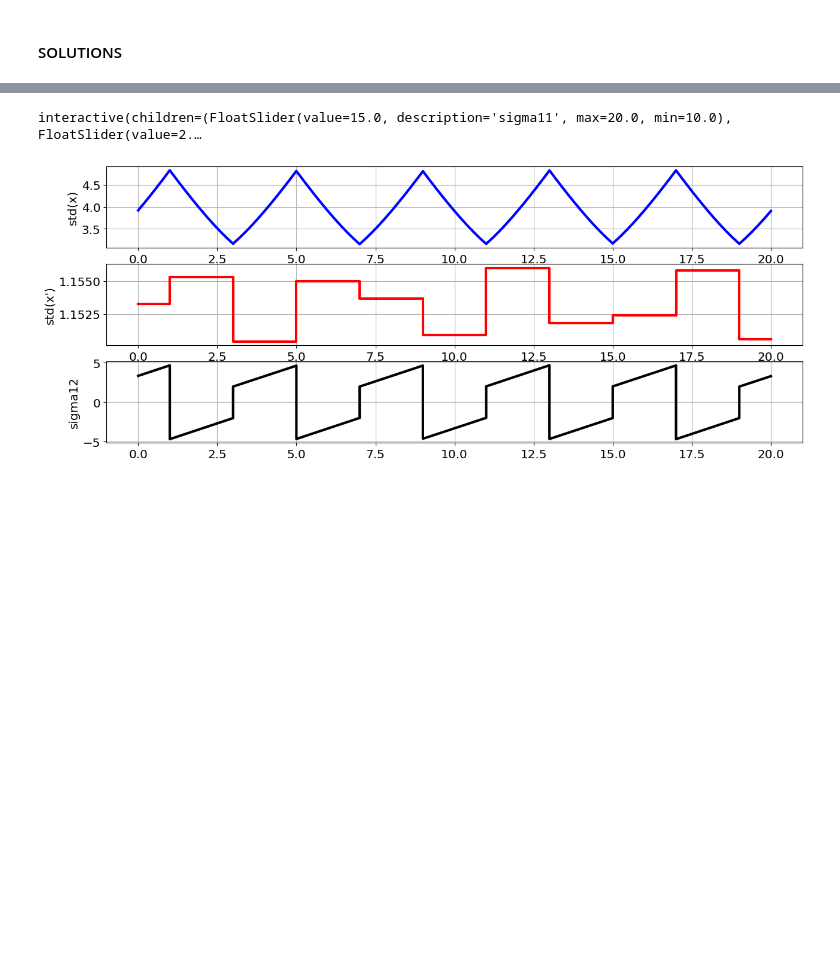
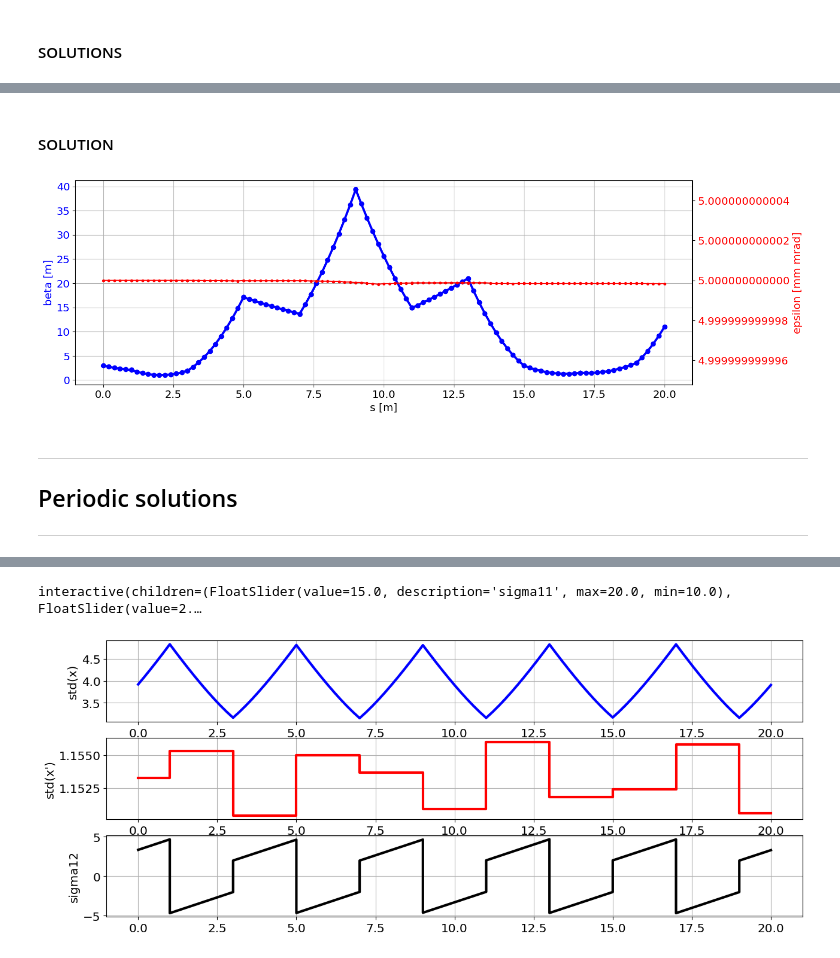
Before and after one commit to cerncas/hands-on-lattice-exercises, a Jupyter notebook: Exercises_Solutions.ipynb, the cells around one changed output, grey strips where cells are left out. Cells and saved outputs as stored; diff of their text form; code cells hidden in the pictures; blank space fills up the shorter version.

```diff
--- a/Exercises_Solutions.ipynb
+++ b/Exercises_Solutions.ipynb
@@ -1182,0 +1275,46 @@ Can you find an initial beam matrix sigma0 that reproduces itself at the end of
+# %% [markdown]
+#### SOLUTION
+# %%
+#lattice
+f = 2.5
+L_2 = 2
+fodo_lattice= 5*D(L_2/10) + Q(f) + 10*D(L_2/10) + Q(-f) + 5*D(L_2/10)
+
+# let's create a simple sigma matrix
+beta0 = 3
+gamma0 = 0.5
+epsilon0 = 5
+# alfa must be:
+alfa0 = np.sqrt(beta0*gamma0 - 1)
+sigma_0 = epsilon0 * np.array([[beta0, -alfa0], [-alfa0, gamma0]])
+
+# transport the sigma matrix:
+transported_sigmas = transportSigmas(sigma_0, 5*fodo_lattice)
+
+# compute the emittance as sqrt of the determinant of all sigma matrices along
+# the beamline
+emittance = np.sqrt(np.linalg.det(transported_sigmas['sigmas']))
+# the beta function can be extracted as well from the 'sigma11' element,
+# divided by the emittance
+beta = transported_sigmas['sigma11']/emittance
+
+# make a simple plot
+plt.plot(transported_sigmas['s'], beta, 'o-b', lw=3)
+plt.grid(True)
+plt.xlabel('s [m]')
+plt.ylabel('beta [m]', color='b')
+plt.tick_params(axis='y', labelcolor='b')
+
+ax2 = plt.twinx()  # instantiate a second axes that shares the same x-axis
+plt.ylabel("epsilon [mm mrad]", color='r')
+plt.tick_params(axis='y', labelcolor='r')
+plt.plot(transported_sigmas['s'], emittance,'.-r')
+plt.ticklabel_format(useOffset=False)
+# %% [output]
+[figure, added]
+# %% [markdown]
+---
+
+## Periodic solutions
+
+---
```
Also changed, not shown: parts of 123 cells of this notebook.
